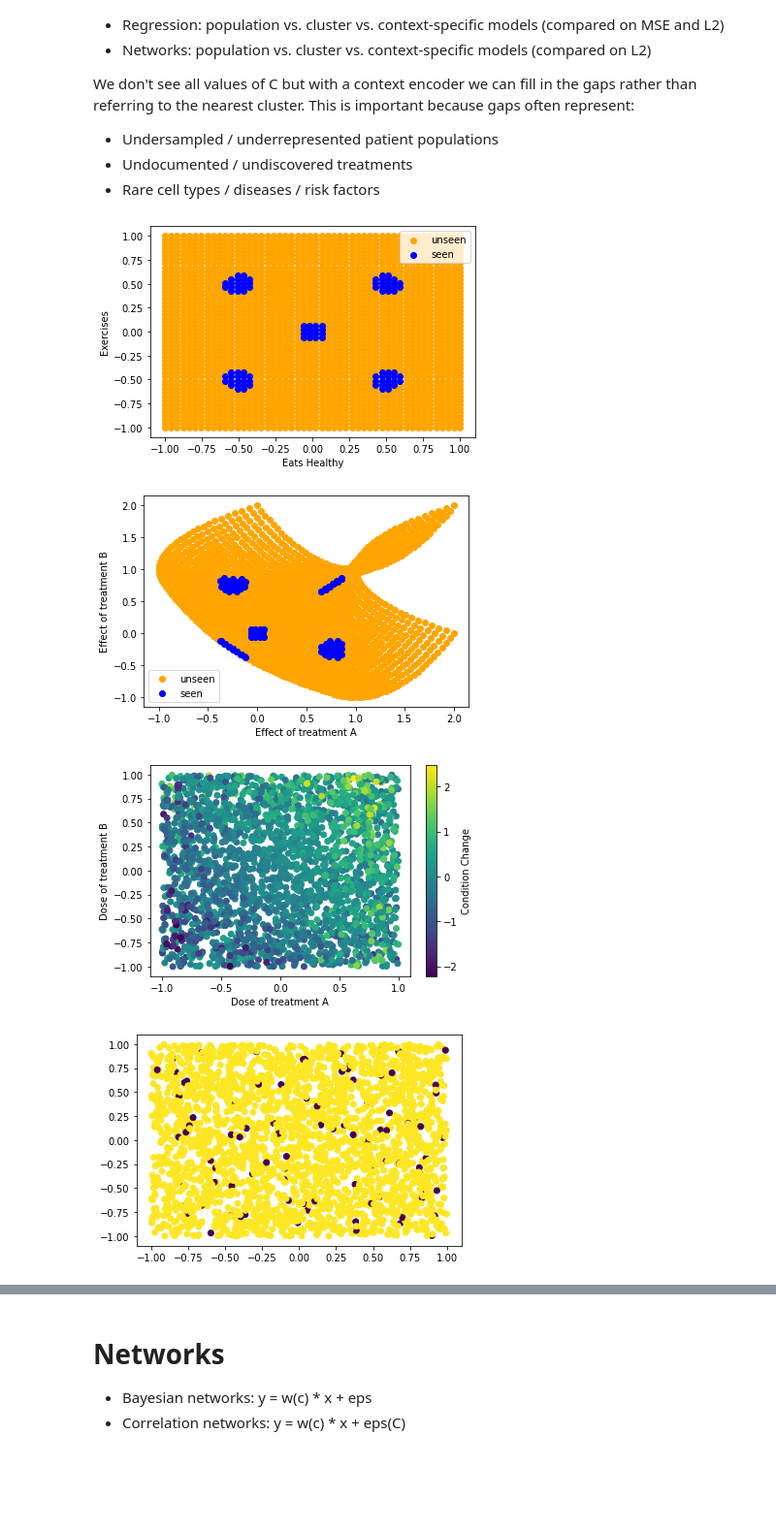
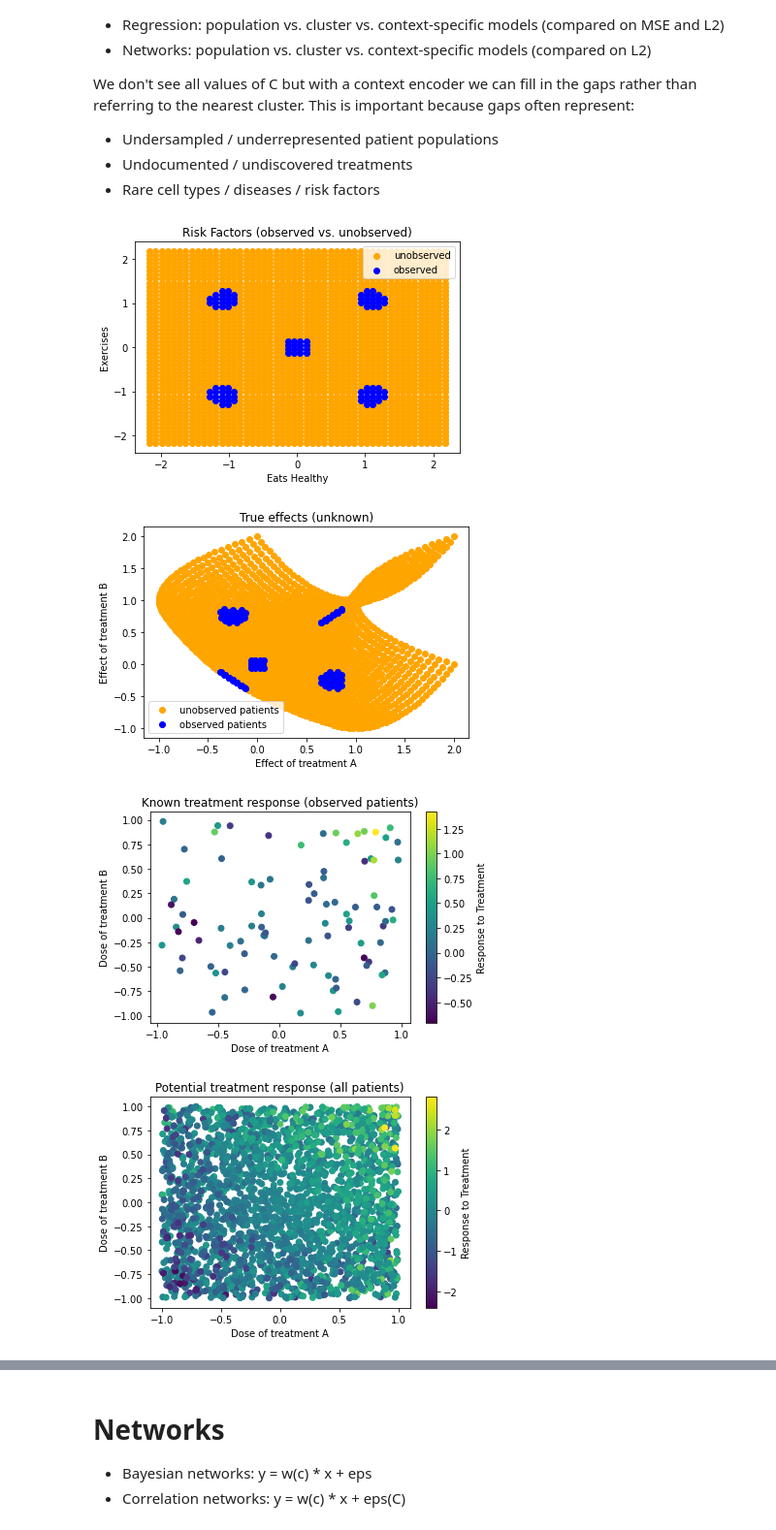
Before and after one commit to cnellington/Contextualized, a Jupyter notebook: experiments/simulation/cluster_demo.ipynb, the cells around one changed output, grey strips where cells are left out. Shown at 97% size. Saved outputs shown, nothing was run; the diff lists cells and outputs as text; code cells hidden in the pictures; blank space fills up the shorter version.

Commit message:
polished plots on the regression portion of the demo

```diff
--- a/experiments/simulation/cluster_demo.ipynb
+++ b/experiments/simulation/cluster_demo.ipynb
@@ -52,44 +52,57 @@ def get_idx(Z):
             if dist(z, gap_center) < gap_radius:
                 gap_idx[i] = 0
     return gap_idx
 
 
 gap_idx = get_idx(Z_labels)
 train_idx, test_idx = gap_idx == 0, gap_idx == 1
 split = lambda arr: (arr[train_idx], arr[test_idx])
 Z_train, Z_test = split(Z_labels)
 C_train, C_test = split(C)
+C_mean, C_std = C_train.mean(axis=0), C_train.std(axis=0)
+C_train = (C_train - C_mean) / C_std
+C_test = (C_test - C_mean) / C_std
 W_train, W_test = split(W)
 X_train, X_test = split(X)
 Y_train, Y_test = split(Y)
 
-plt.scatter(C_test[:,0], C_test[:,1], c='orange', label='unseen')
-plt.scatter(C_train[:,0], C_train[:,1], c='blue', label='seen')
+plt.scatter(C_test[:,0], C_test[:,1], c='orange', label='unobserved')
+plt.scatter(C_train[:,0], C_train[:,1], c='blue', label='observed')
 plt.xlabel('Eats Healthy')
 plt.ylabel('Exercises')
+plt.title('Risk Factors (observed vs. unobserved)')
 plt.legend()
 plt.show()
 # plt.scatter(W[:,0], W[:,1], c=gap_idx)
-plt.scatter(W_test[:,0], W_test[:,1], c='orange', label='unseen')
-plt.scatter(W_train[:,0], W_train[:,1], c='blue', label='seen')
 
+plt.scatter(W_test[:,0], W_test[:,1], c='orange', label='unobserved patients')
+plt.scatter(W_train[:,0], W_train[:,1], c='blue', label='observed patients')
 plt.xlabel('Effect of treatment A')
 plt.ylabel('Effect of treatment B')
+plt.title('True effects (unknown)')
 plt.legend()
+plt.show()
+
+plt.scatter(X_train[:,0], X_train[:,1], c=Y_train)
+plt.xlabel('Dose of treatment A')
+plt.ylabel('Dose of treatment B')
+plt.colorbar(label='Response to Treatment')
+plt.title('Known treatment response (observed patients)')
 plt.show()
 
 plt.scatter(X[:,0], X[:,1], c=Y)
 plt.xlabel('Dose of treatment A')
 plt.ylabel('Dose of treatment B')
-plt.colorbar(label='Condition Change')
+plt.colorbar(label='Response to Treatment')
+plt.title('Potential treatment response (all patients)')
 plt.show()
-plt.scatter(X[:,0], X[:,1], c=gap_idx)
-plt.show()
+# plt.scatter(X[:,0], X[:,1], c=gap_idx)
+# plt.show()
 # %% [output]
-[figure, old version]
+[figure, new version]
-[figure, old version]
+[figure, new version]
-[figure, old version]
+[figure, new version]
-[figure, old version]
+[figure, new version]
 # %%
 # Models
 mse = lambda true, pred: ((true - pred)**2).mean()
```
Also changed, not shown: parts of 12 cells of this notebook.
